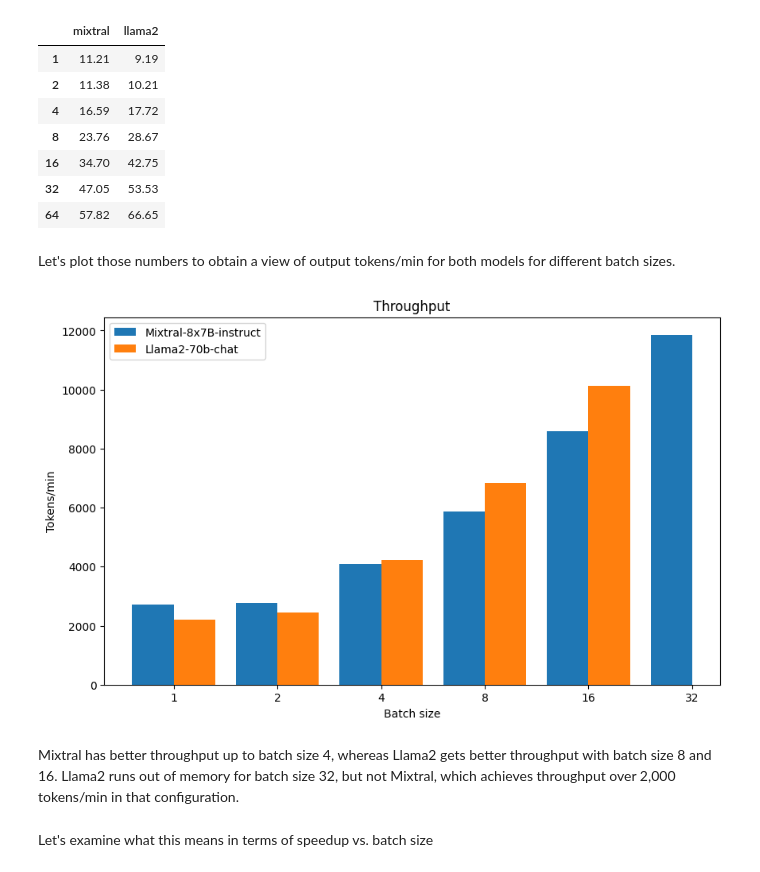
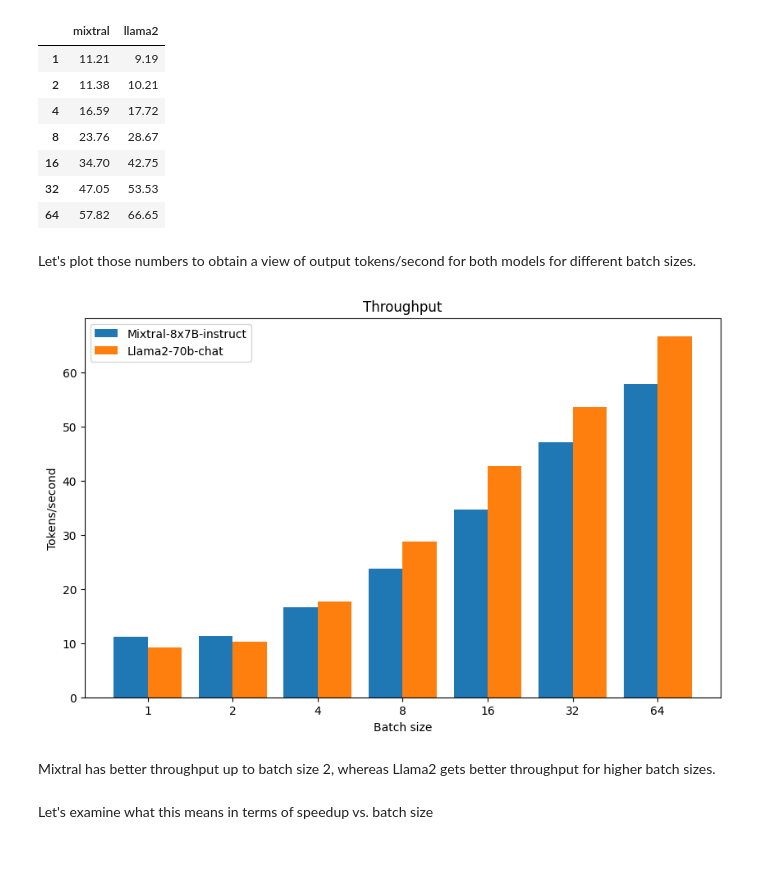
Before and after one commit to atineoSE/SummarizationEval, a Jupyter notebook: 04-batch_inference.ipynb, the cells around one changed output. Drawn from its saved outputs; the diff is of its cells as text; code cells hidden in the pictures.

```diff
--- a/04-batch_inference.ipynb
+++ b/04-batch_inference.ipynb
@@ -39,26 +39,26 @@ df_throughput
 | 32 | 47.05 | 53.53 |
 | 64 | 57.82 | 66.65 |
 # %% [markdown]
-Let's plot those numbers to obtain a view of output tokens/min for both models for different batch sizes.
+Let's plot those numbers to obtain a view of output tokens/second for both models for different batch sizes.
 # %%
 import matplotlib.pyplot as plt
 
 plt.figure(figsize=(10,6))
 plot_index = [x for x in range(0,len(batch_index))]
 index_mixtral = [x-0.2 for x in plot_index]
 index_llama2 = [x+0.2 for x in plot_index]
 plt.bar(index_mixtral, df_throughput["mixtral"], label='Mixtral-8x7B-instruct', width=0.4)
 plt.bar(index_llama2, df_throughput["llama2"], label='Llama2-70b-chat', width=0.4)
 plt.xticks(plot_index, labels=batch_index)
 plt.xlabel('Batch size')
-plt.ylabel('Tokens/min')
+plt.ylabel('Tokens/second')
 plt.title('Throughput')
 plt.legend()
 plt.show()
 # %% [output]
-[figure, old version]
+[figure, new version]
 # %% [markdown]
-Mixtral has better throughput up to batch size 4, whereas Llama2 gets better throughput with batch size 8 and 16. Llama2 runs out of memory for batch size 32, but not Mixtral, which achieves throughput over 2,000 tokens/min in that configuration.
+Mixtral has better throughput up to batch size 2, whereas Llama2 gets better throughput for higher batch sizes.
 # %% [markdown]
 Let's examine what this means in terms of speedup vs. batch size
 # %%
```
Also changed, not shown: parts of 2 cells of this notebook.
